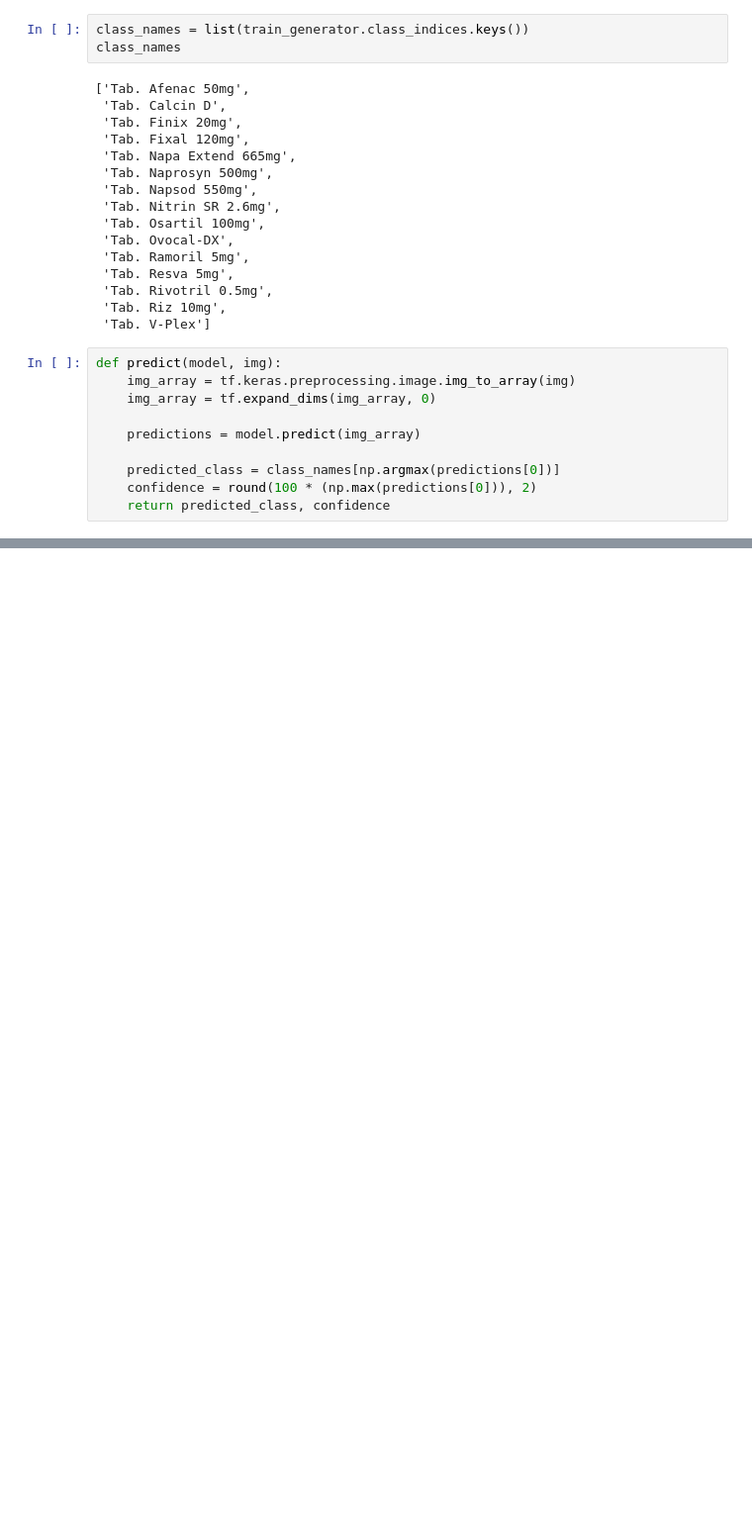
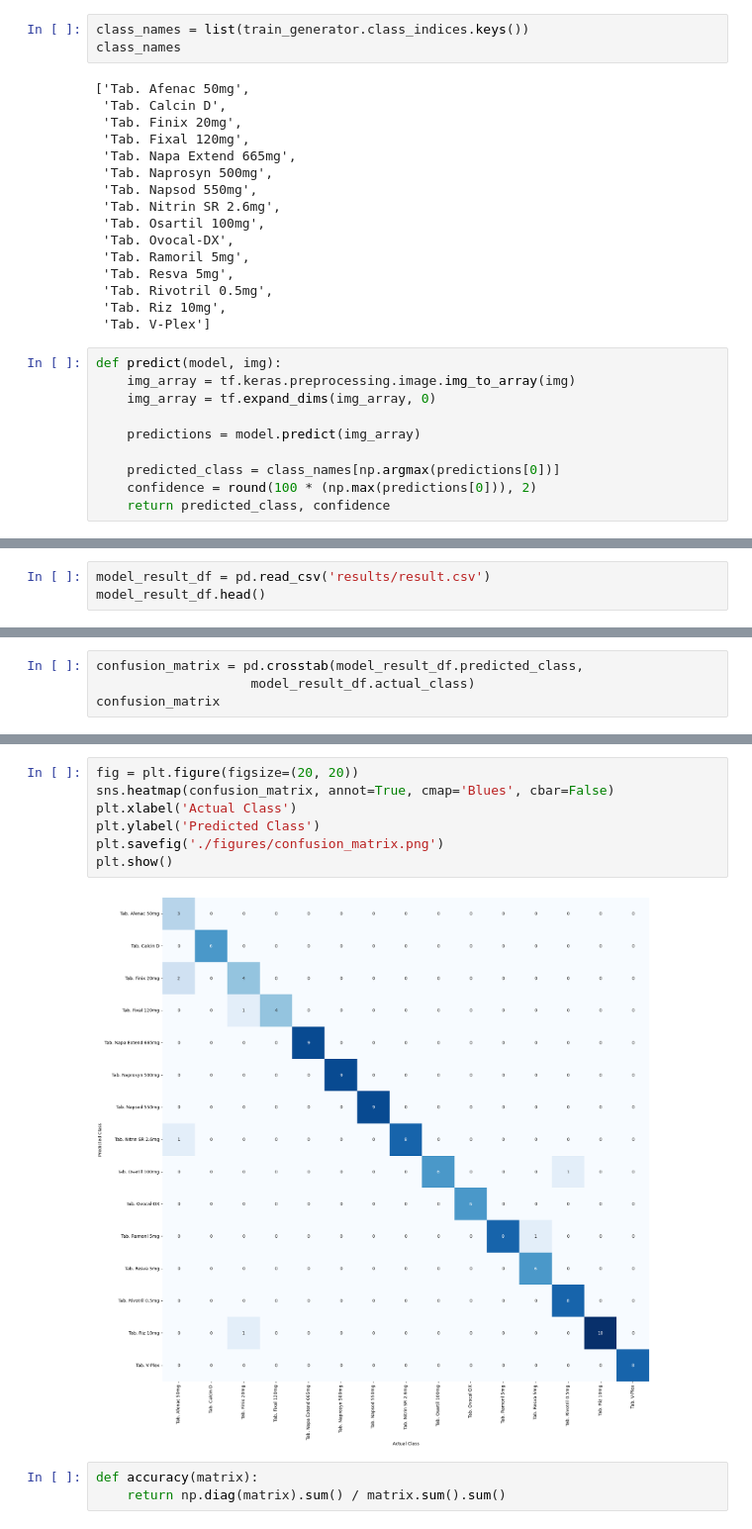
Before and after one commit to JanayAlam/docs-cursive-handwriting-recognition, a Jupyter notebook: model/model_training.ipynb, the cells around one changed output, grey strips where cells are left out. Shown at 99% size. Drawn from its saved outputs; the diff is of its cells as text; blank space fills up the shorter version.

```diff
--- a/model/model_training.ipynb
+++ b/model/model_training.ipynb
@@ -242,0 +294,3 @@ predict(model, img)
+# %%
+model_result_df = pd.read_csv('results/result.csv')
+model_result_df.head()
@@ -242,0 +304,4 @@ predict(model, img)
+# %%
+confusion_matrix = pd.crosstab(model_result_df.predicted_class,
+                    model_result_df.actual_class)
+confusion_matrix
@@ -242,0 +326,12 @@ predict(model, img)
+# %%
+fig = plt.figure(figsize=(20, 20))
+sns.heatmap(confusion_matrix, annot=True, cmap='Blues', cbar=False)
+plt.xlabel('Actual Class')
+plt.ylabel('Predicted Class')
+plt.savefig('./figures/confusion_matrix.png')
+plt.show()
+# %% [output]
+[figure, added]
+# %%
+def accuracy(matrix):
+    return np.diag(matrix).sum() / matrix.sum().sum()
```
Also changed, not shown: parts of 21 cells of this notebook, 13 other files.
